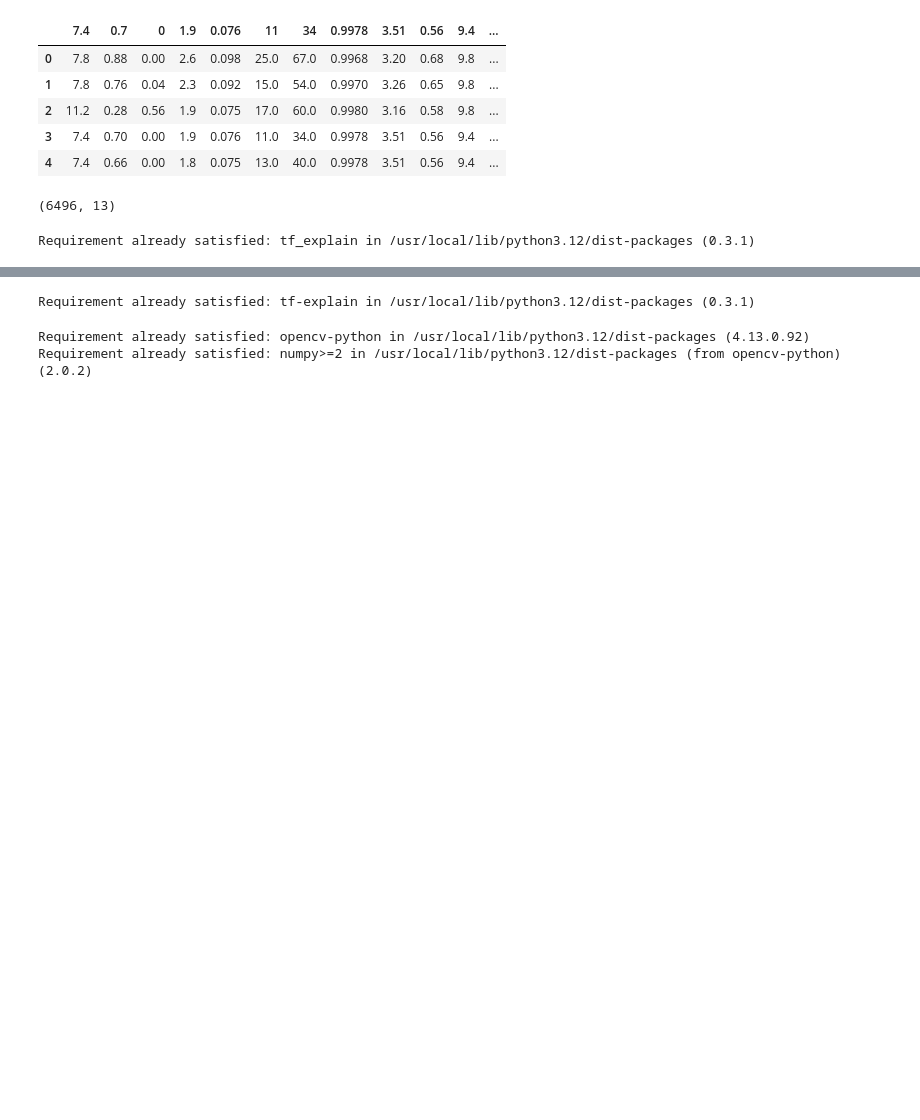
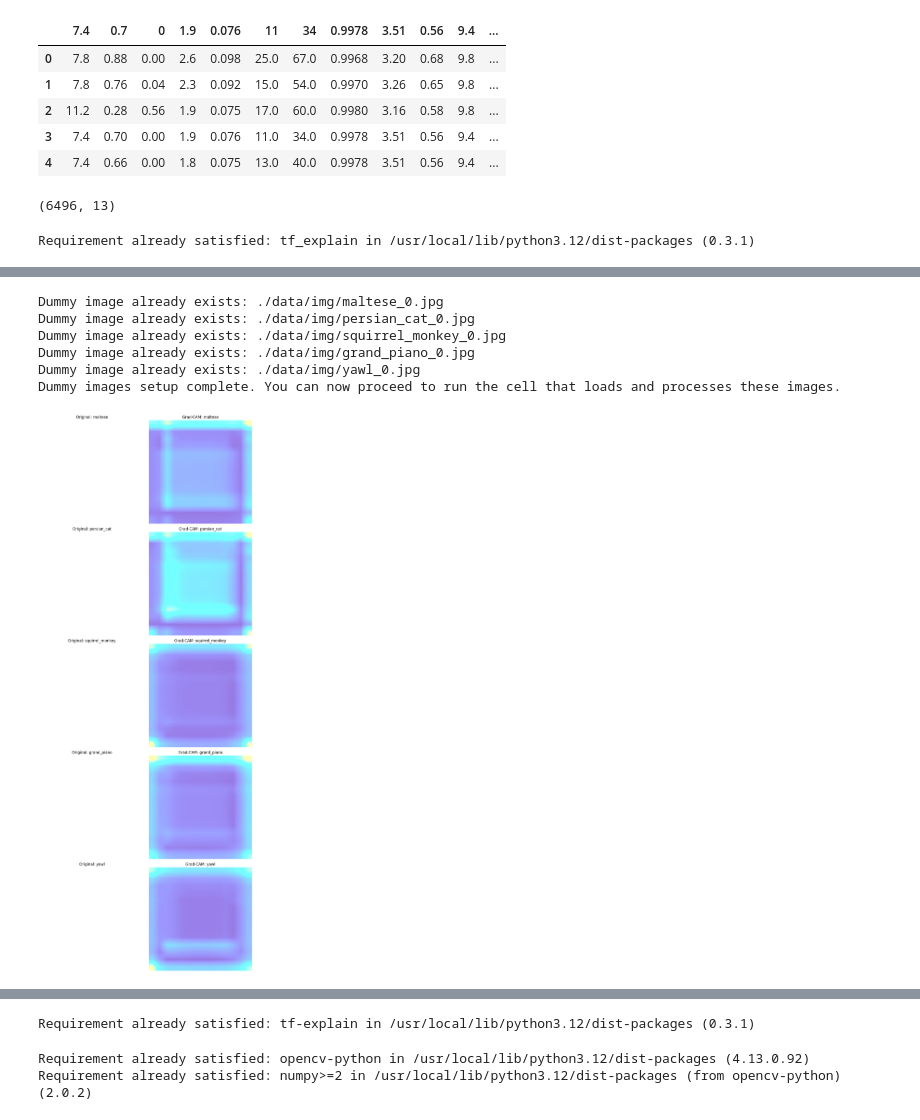
Before and after one commit to limpst/bibooli, a Jupyter notebook: Untitled3.ipynb, the cells around one changed output, grey strips where cells are left out. Saved outputs shown, nothing was run; the diff lists cells and outputs as text; code cells hidden in the pictures; blank space fills up the shorter version.

```diff
--- a/Untitled3.ipynb
+++ b/Untitled3.ipynb
@@ -456,3 +367,82 @@ plt.show() # 모든 그림을 화면에 표시합니다.
+# %%
+import os
+from PIL import Image
+
+# Define the directory where dummy images will be stored
+output_dir = './data/img'
+# Create the directory if it does not already exist
+os.makedirs(output_dir, exist_ok=True)
+
+# Loop through each item in the input_list to create a corresponding dummy image
+for l in input_list:
+    # Construct the full path for the dummy image file
+    dummy_image_path = os.path.join(output_dir, f"{l}_0.jpg")
+    # Check if the dummy image already exists to avoid overwriting
+    if not os.path.exists(dummy_image_path):
+        # Create a blank white RGB image of size 224x224 pixels
+        # This size is commonly used as input for VGG16
+        img = Image.new('RGB', (224, 224), color='white')
+        # Save the blank image as a JPEG file
+        img.save(dummy_image_path, "JPEG")
+        print(f"Created dummy image: {dummy_image_path}")
+    else:
+        print(f"Dummy image already exists: {dummy_image_path}")
+
+print("Dummy images setup complete. You can now proceed to run the cell that loads and processes these images.")
+# %% [output]
+Dummy image already exists: ./data/img/maltese_0.jpg
+Dummy image already exists: ./data/img/persian_cat_0.jpg
+Dummy image already exists: ./data/img/squirrel_monkey_0.jpg
+Dummy image already exists: ./data/img/grand_piano_0.jpg
+Dummy image already exists: ./data/img/yawl_0.jpg
+Dummy images setup complete. You can now proceed to run the cell that loads and processes these images.
+# %%
+import glob
+import matplotlib.pyplot as plt
+import matplotlib.image as mpimg
+
+# Lists to store original and Grad-CAM images for visualization
+images_originals = []
+images_cams = []
+
+# Populate images_originals with original dummy images
+# Loop through all files ending with '_0.jpg' in the './data/img/' directory
+for img_path in glob.glob('./data/img/*_0.jpg'):
+    # Read each image using matplotlib's image reader and append to the list
+    images_originals.append(mpimg.imread(img_path))
+
+# Populate images_cams with generated Grad-CAM images
+# Loop through all files ending with '_gradcam.jpg' in the './data/img/' directory
+for img_path in glob.glob('./data/img/*_gradcam.jpg'):
+    # Read each Grad-CAM image and append to the list
+    images_cams.append(mpimg.imread(img_path))
+
+# Determine the number of images to display (assuming same count for originals and CAMS)
+num_images = len(images_originals)
+
+# Create a figure to display both original and Grad-CAM images side-by-side
+# The figure size is adjusted for clarity, showing two columns (original, Grad-CAM)
+# and 'num_images' rows.
+plt.figure(figsize=(10, 5 * num_images)) # Adjust figure size dynamically
+
+# Loop to display original and Grad-CAM images
+for i in range(num_images):
+    # Display original image in the first column
+    plt.subplot(num_images, 2, 2 * i + 1) # (rows, columns, current_plot_index)
+    plt.imshow(images_originals[i])
+    plt.title(f"Original: {input_list[i]}") # Add title from input_list
+    plt.axis('off') # Turn off axis for cleaner look
+
+    # Display Grad-CAM image in the second column
+    plt.subplot(num_images, 2, 2 * i + 2)
+    plt.imshow(images_cams[i])
+    plt.title(f"Grad-CAM: {input_list[i]}") # Add title from input_list
+    plt.axis('off') # Turn off axis for cleaner look
+
+plt.tight_layout() # Adjust subplot parameters for a tight layout
+plt.show() # Display the plots
+# %% [output]
+[figure, added]
 # %%
 # This cell contains redundant initializations and processing steps that are already handled in previous cells.
 # It is recommended to use the outputs from cells Z7i0GXn3tXvp, 9acUw-3imn4c, 1MW_G6pGmvko, 10ce326f, and zrlutfULm19A
```
Also changed, not shown: parts of 148 cells of this notebook.
